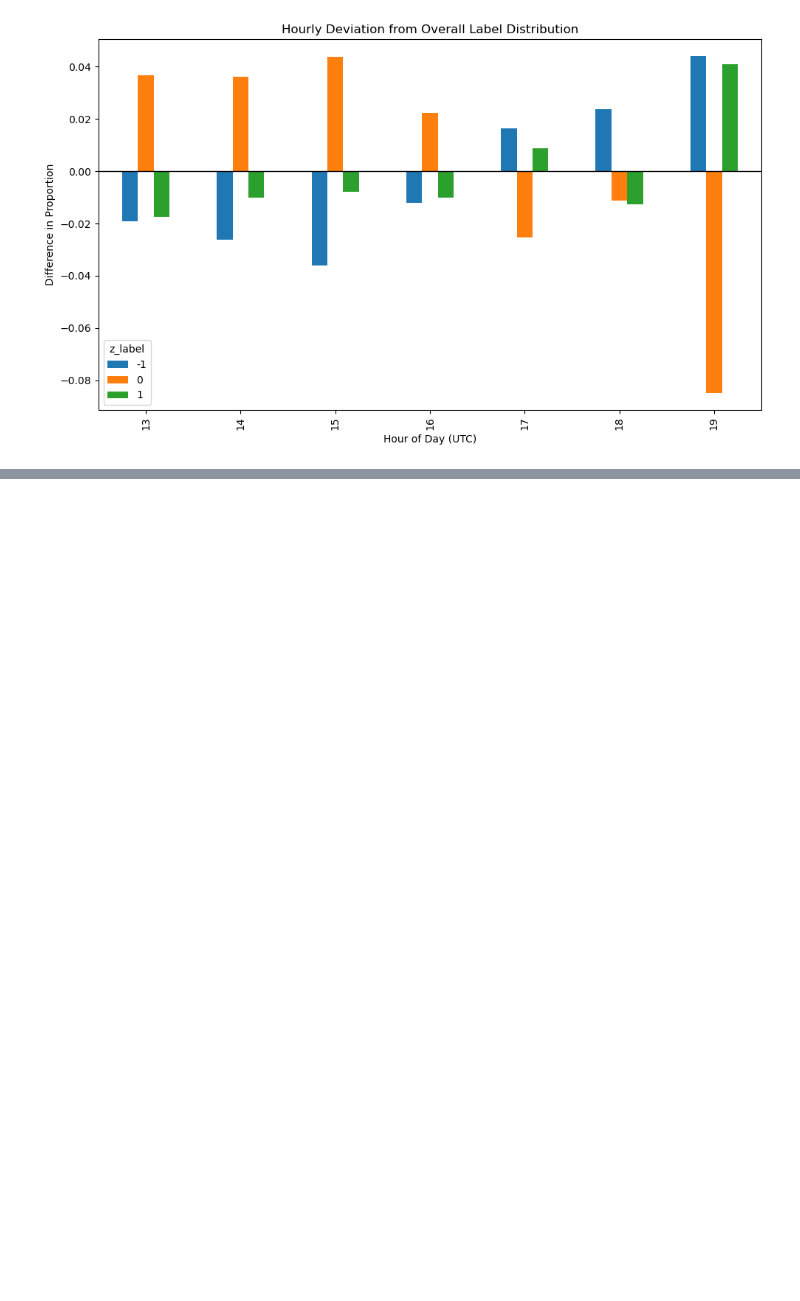
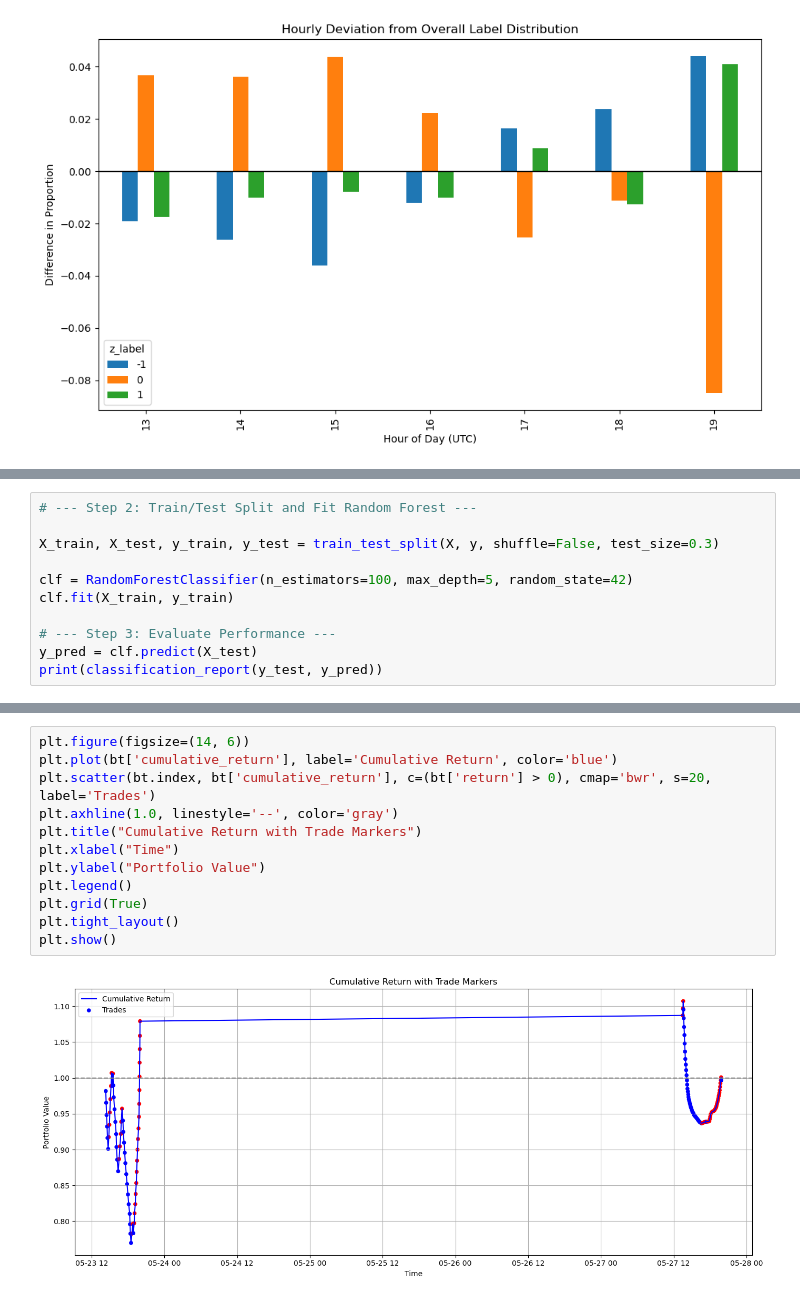
Before and after one commit to AndrewJSut/summer-of-finance, a Jupyter notebook: notebooks/Ch5_ML_for_AM.ipynb, the cells around one changed output, grey strips where cells are left out. Saved outputs shown, nothing was run; the diff lists cells and outputs as text; blank space fills up the shorter version.

```diff
--- a/notebooks/Ch5_ML_for_AM.ipynb
+++ b/notebooks/Ch5_ML_for_AM.ipynb
@@ -513,0 +851,11 @@ plt.show()
+# %%
+# --- Step 2: Train/Test Split and Fit Random Forest ---
+
+X_train, X_test, y_train, y_test = train_test_split(X, y, shuffle=False, test_size=0.3)
+
+clf = RandomForestClassifier(n_estimators=100, max_depth=5, random_state=42)
+clf.fit(X_train, y_train)
+
+# --- Step 3: Evaluate Performance ---
+y_pred = clf.predict(X_test)
+print(classification_report(y_test, y_pred))
@@ -513,0 +909,14 @@ plt.show()
+# %%
+plt.figure(figsize=(14, 6))
+plt.plot(bt['cumulative_return'], label='Cumulative Return', color='blue')
+plt.scatter(bt.index, bt['cumulative_return'], c=(bt['return'] > 0), cmap='bwr', s=20, label='Trades')
+plt.axhline(1.0, linestyle='--', color='gray')
+plt.title("Cumulative Return with Trade Markers")
+plt.xlabel("Time")
+plt.ylabel("Portfolio Value")
+plt.legend()
+plt.grid(True)
+plt.tight_layout()
+plt.show()
+# %% [output]
+[figure, added]
```
Also changed, not shown: parts of 17 cells of this notebook.
